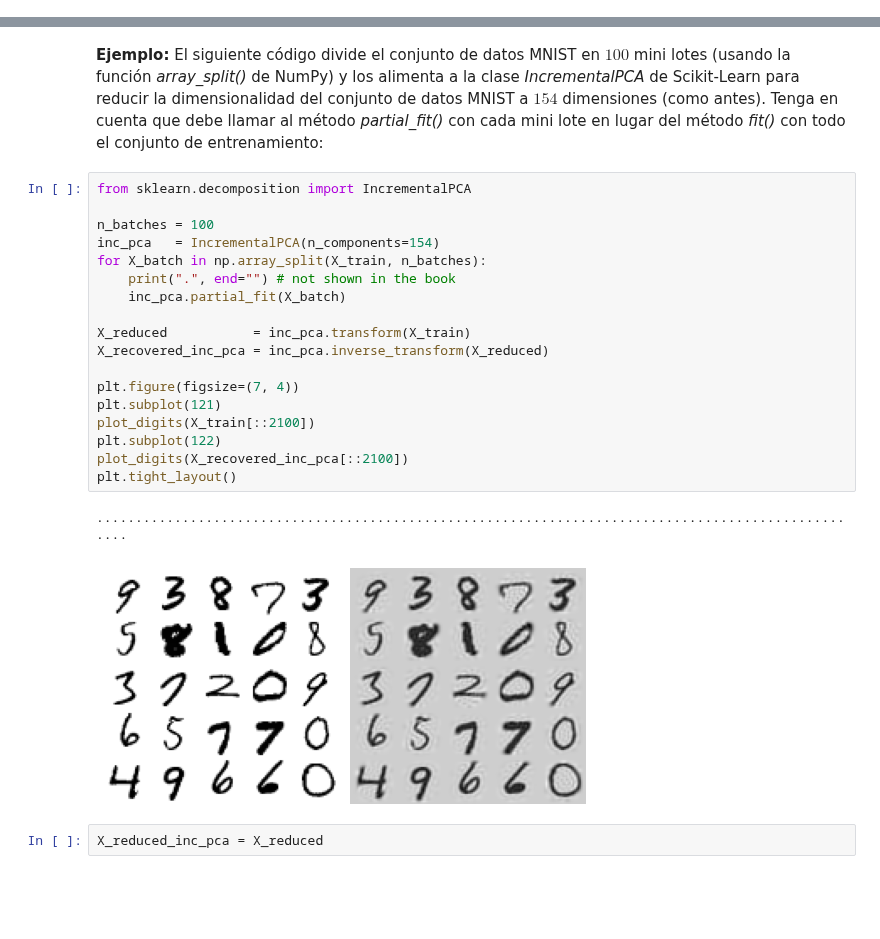
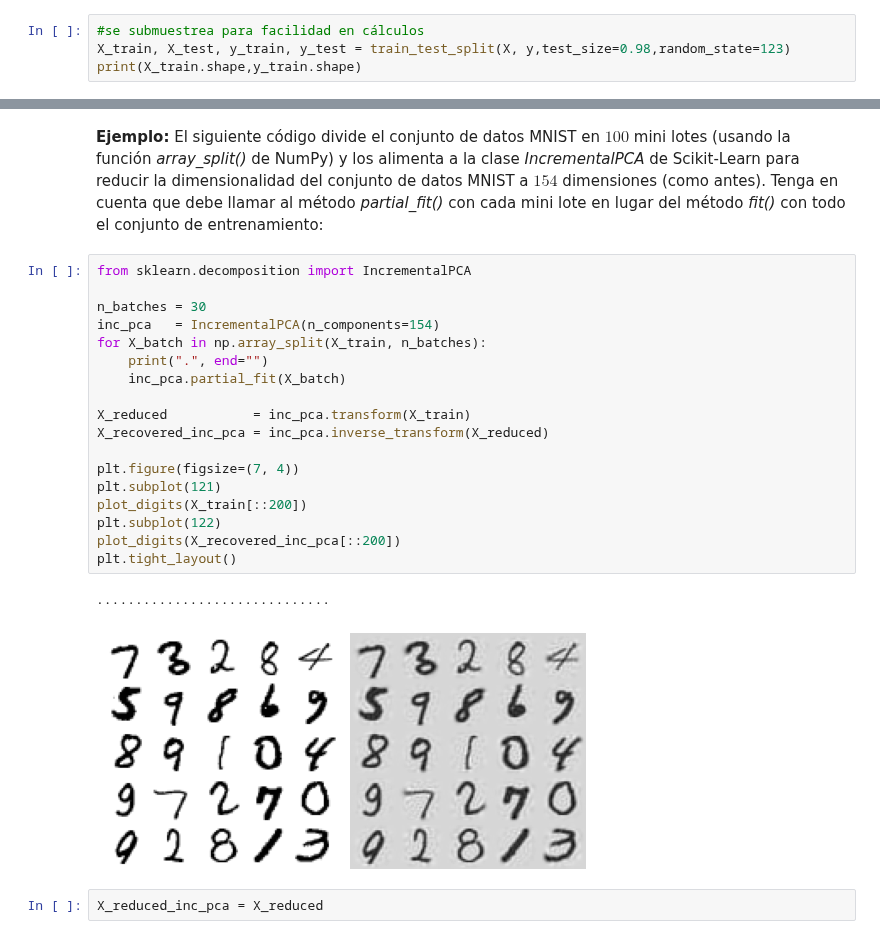
Before and after one commit to amalvarezme/AnaliticaDatos, a Jupyter notebook: 4_NoSupervisado/2_ReduccionDimension.ipynb, the cells around one changed output, grey strips where cells are left out. Saved outputs shown, nothing was run; the diff lists cells and outputs as text; blank space fills up the shorter version.

```diff
--- a/4_NoSupervisado/2_ReduccionDimension.ipynb
+++ b/4_NoSupervisado/2_ReduccionDimension.ipynb
@@ -119,0 +112,4 @@ d
+# %%
+#se submuestrea para facilidad en cálculos
+X_train, X_test, y_train, y_test = train_test_split(X, y,test_size=0.98,random_state=123)
+print(X_train.shape,y_train.shape)
@@ -210,24 +225,24 @@ De manera predeterminada, *svd_solver* en realidad está configurado como *"auto
 # %%
 from sklearn.decomposition import IncrementalPCA
 
-n_batches = 100
+n_batches = 30
 inc_pca   = IncrementalPCA(n_components=154)
 for X_batch in np.array_split(X_train, n_batches):
-    print(".", end="") # not shown in the book
+    print(".", end="")
     inc_pca.partial_fit(X_batch)
 
 X_reduced           = inc_pca.transform(X_train)
 X_recovered_inc_pca = inc_pca.inverse_transform(X_reduced)
 
 plt.figure(figsize=(7, 4))
 plt.subplot(121)
-plot_digits(X_train[::2100])
+plot_digits(X_train[::200])
 plt.subplot(122)
-plot_digits(X_recovered_inc_pca[::2100])
+plot_digits(X_recovered_inc_pca[::200])
 plt.tight_layout()
 # %% [output]
-....................................................................................................
+..............................
-[figure, old version]
+[figure, new version]
 # %%
 X_reduced_inc_pca = X_reduced
 # %% [markdown]
```
Also changed, not shown: parts of 38 cells of this notebook.
